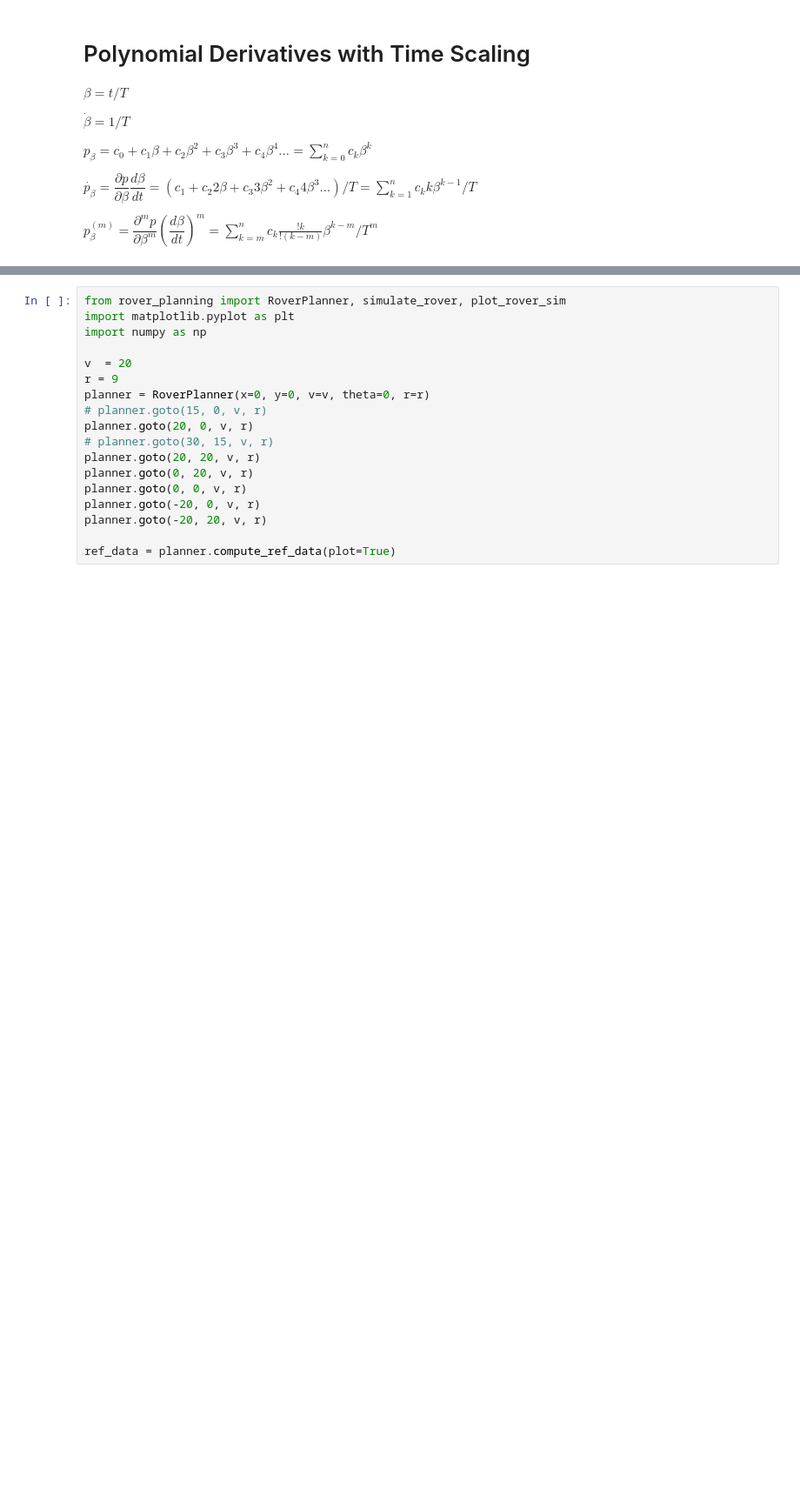
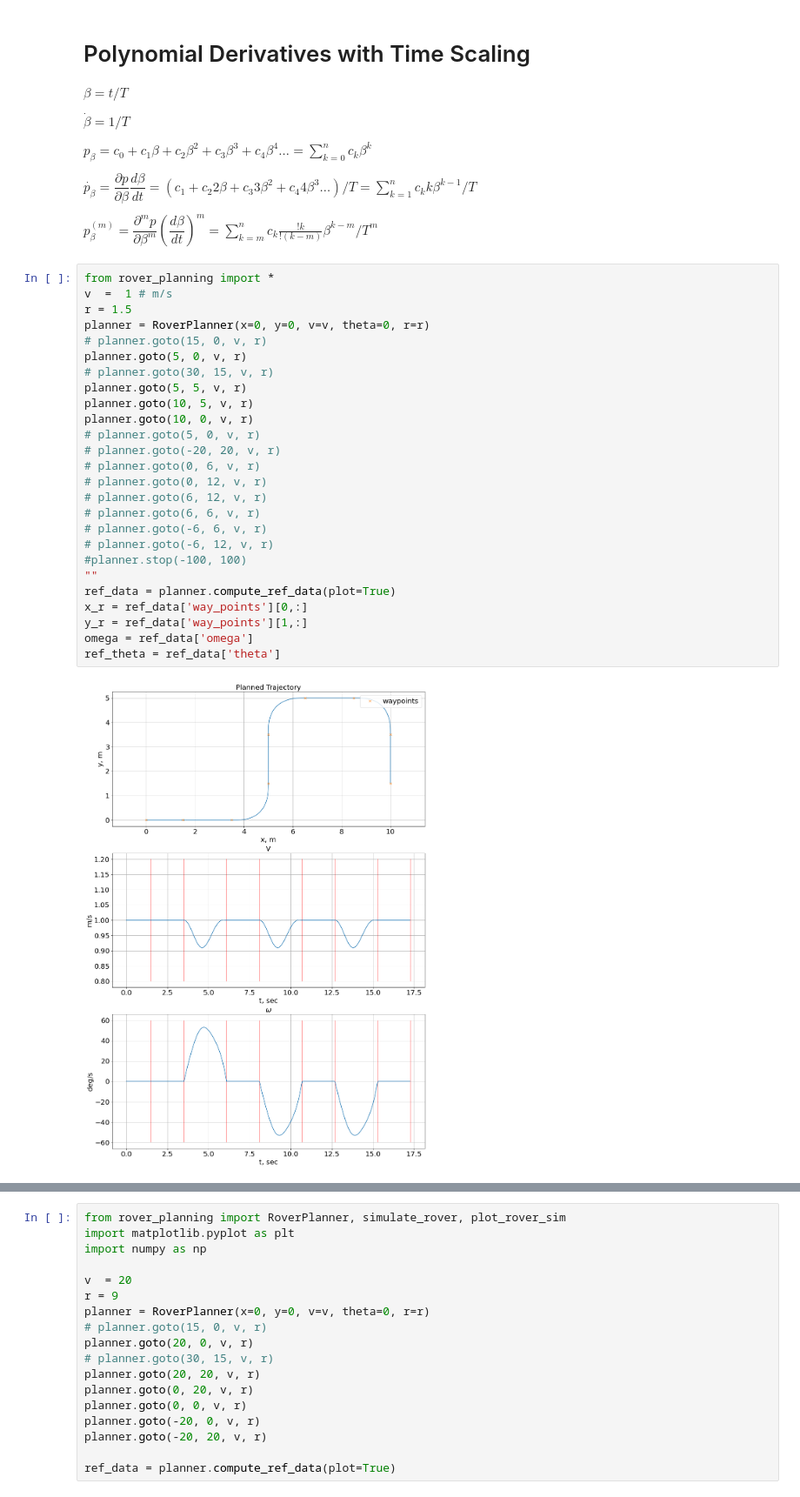
Before and after one commit to wsribunma/SE2_FlowPipes, a Jupyter notebook: RoverControl.ipynb, the cells around one changed output, grey strips where cells are left out. Shown at 87% size. Saved outputs shown, nothing was run; the diff lists cells and outputs as text; blank space fills up the shorter version.

```diff
--- a/RoverControl.ipynb
+++ b/RoverControl.ipynb
@@ -22,3 +22,31 @@ $ p_\beta = c_0 + c_1 \beta + c_2 \beta^2 + c_3 \beta^3 + c_4 \beta^4\dots = \su
 $ \dot{p_{\beta}} = \dfrac{\partial p}{\partial \beta} \dfrac{d \beta}{dt} = (c_1 + c_2 2 \beta + c_3 3 \beta^2 + c_4 4 \beta^3\dots) /T = \sum\limits_{k=1}^{n} c_k k \beta^{k-1}/T$
 
 $p_{\beta}^{(m)} = \dfrac{\partial^m p}{\partial \beta^m} \left(\dfrac{d \beta}{dt}\right)^m = \sum\limits_{k=m}^{n} c_{k} \frac{!k}{!(k-m)} \beta^{k-m}/ T^m$
+# %%
+from rover_planning import *
+v  =  1 # m/s
+r = 1.5
+planner = RoverPlanner(x=0, y=0, v=v, theta=0, r=r)
+# planner.goto(15, 0, v, r)
+planner.goto(5, 0, v, r)
+# planner.goto(30, 15, v, r)
+planner.goto(5, 5, v, r)
+planner.goto(10, 5, v, r)
+planner.goto(10, 0, v, r)
+# planner.goto(5, 0, v, r)
+# planner.goto(-20, 20, v, r)
+# planner.goto(0, 6, v, r)
+# planner.goto(0, 12, v, r)
+# planner.goto(6, 12, v, r)
+# planner.goto(6, 6, v, r)
+# planner.goto(-6, 6, v, r)
+# planner.goto(-6, 12, v, r)
+#planner.stop(-100, 100)
+""
+ref_data = planner.compute_ref_data(plot=True)
+x_r = ref_data['way_points'][0,:]
+y_r = ref_data['way_points'][1,:]
+omega = ref_data['omega']
+ref_theta = ref_data['theta']
+# %% [output]
+[figure, added]
```
Also changed, not shown: parts of 20 cells of this notebook, 49 other files.
